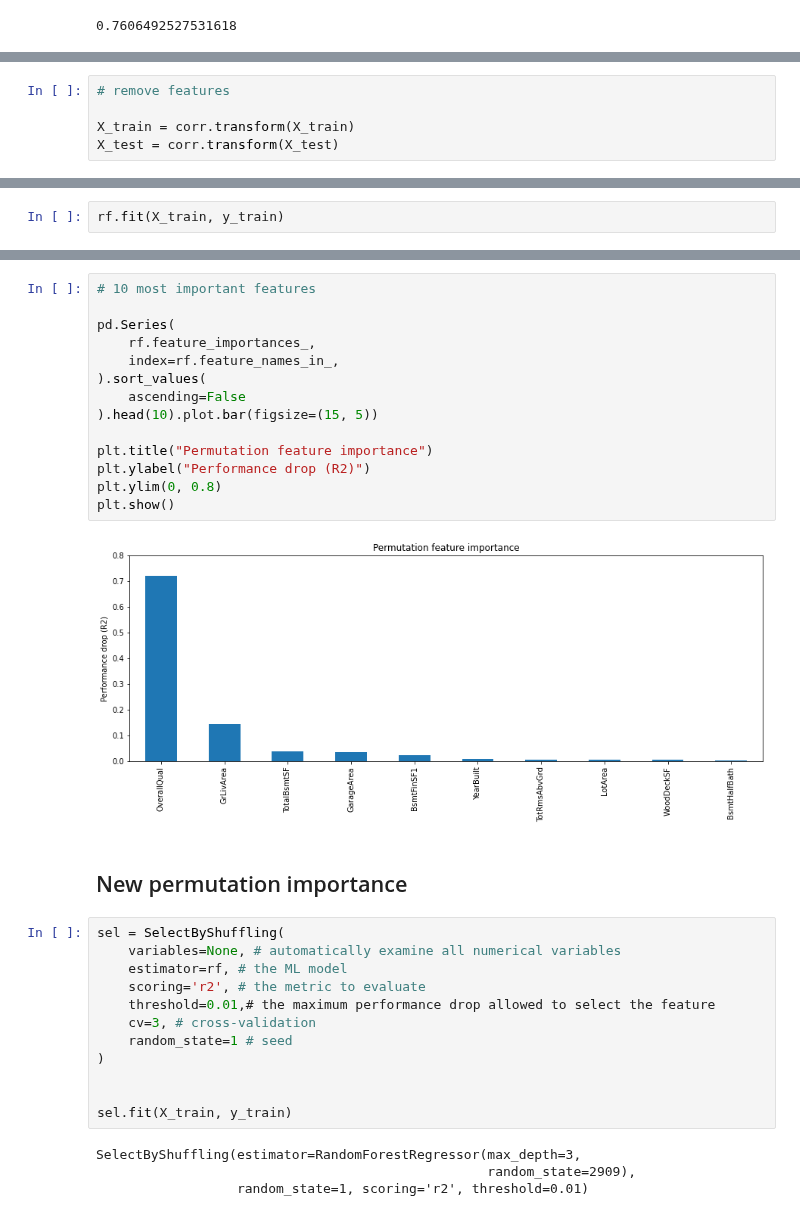
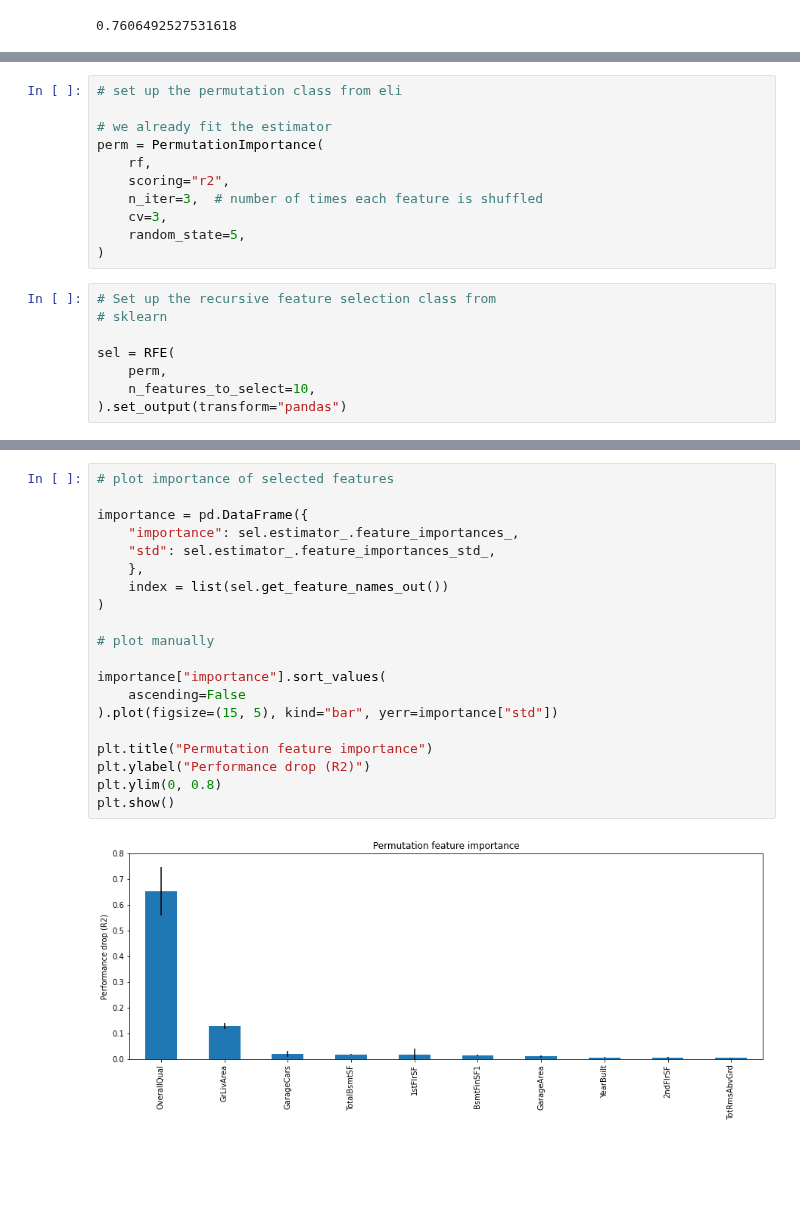
Before and after one commit to solegalli/machine-learning-interpretability, a Jupyter notebook: 09-permutation-feature-importance/assigment/solution.ipynb, the cells around one changed output, grey strips where cells are left out. Drawn from its saved outputs; the diff is of its cells as text; blank space fills up the shorter version.

```diff
--- a/09-permutation-feature-importance/assigment/solution.ipynb
+++ b/09-permutation-feature-importance/assigment/solution.ipynb
@@ -149,5 +141,0 @@ corr.correlated_feature_sets_
-# %%
-# remove features
-
-X_train = corr.transform(X_train)
-X_test = corr.transform(X_test)
@@ -156,2 +141,0 @@ X_test = corr.transform(X_test)
-# %%
-rf.fit(X_train, y_train)
@@ -173,0 +154,19 @@ rf.score(X_test, y_test)
+# %%
+# set up the permutation class from eli
+
+# we already fit the estimator
+perm = PermutationImportance(
+    rf,
+    scoring="r2",
+    n_iter=3,  # number of times each feature is shuffled
+    cv=3,
+    random_state=5,
+)
+# %%
+# Set up the recursive feature selection class from
+# sklearn
+
+sel = RFE(
+    perm,
+    n_features_to_select=10,
+).set_output(transform="pandas")
@@ -174,34 +199,22 @@ rf.score(X_test, y_test)
 # %%
-# 10 most important features
+# plot importance of selected features
 
-pd.Series(
-    rf.feature_importances_,
-    index=rf.feature_names_in_,
-).sort_values(
+importance = pd.DataFrame({
+    "importance": sel.estimator_.feature_importances_,
+    "std": sel.estimator_.feature_importances_std_,
+    },
+    index = list(sel.get_feature_names_out())
+)
+
+# plot manually
+
+importance["importance"].sort_values(
     ascending=False
-).head(10).plot.bar(figsize=(15, 5))
+).plot(figsize=(15, 5), kind="bar", yerr=importance["std"])
 
 plt.title("Permutation feature importance")
 plt.ylabel("Performance drop (R2)")
 plt.ylim(0, 0.8)
 plt.show()
 # %% [output]
-[figure, old version]
+[figure, new version]
-# %% [markdown]
-## New permutation importance
-# %%
-sel = SelectByShuffling(
-    variables=None, # automatically examine all numerical variables
-    estimator=rf, # the ML model
-    scoring='r2', # the metric to evaluate
-    threshold=0.01,# the maximum performance drop allowed to select the feature
-    cv=3, # cross-validation
-    random_state=1 # seed
-)
-
-
-sel.fit(X_train, y_train)
-# %% [output]
-SelectByShuffling(estimator=RandomForestRegressor(max_depth=3,
-                                                  random_state=2909),
-                  random_state=1, scoring='r2', threshold=0.01)
```
Also changed, not shown: parts of 29 cells of this notebook, 4 other files.
